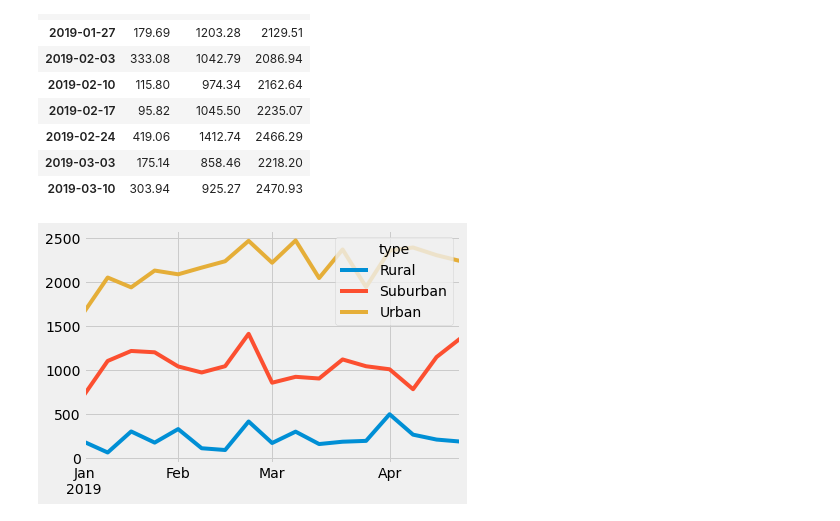
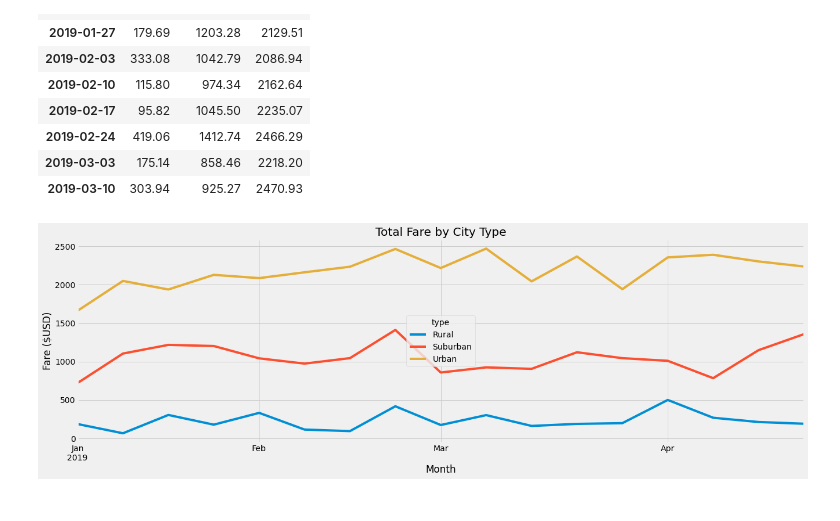
Before and after one commit to jmmadson/PyBer_Analysis, a Jupyter notebook: PyBer_Challenge.ipynb, the cells around one changed output. Cells and saved outputs as stored; diff of their text form; code cells hidden in the pictures.

```diff
--- a/PyBer_Challenge.ipynb
+++ b/PyBer_Challenge.ipynb
@@ -199,19 +199,20 @@ city_date_fare_week_df.index.name = None
 # %%
 # 8. Using the object-oriented interface method, plot the resample DataFrame using the df.plot() function.
 
 # Import the style from Matplotlib.
 from matplotlib import style
 # Use the graph style fivethirtyeight.
 style.use('fivethirtyeight')
 
 # Create the plot with ax.plt()
-x_labels = "Month"
+ax = city_date_fare_week_df.plot(kind='line', figsize=(20,6))
+
 ax.set_title("Total Fare by City Type")
 ax.set_ylabel("Fare ($USD)")
+ax.set_xlabel("Month")
 
 
-city_date_fare_week_df.plot(kind='line')
-
+plt.savefig("/Users/jennifermadson/Desktop/Data-Analytics-BootCamp/School-Projects/PyBer_Analysis/Resources/PyBer_fare_summary.png")
 plt.show()
 # %% [output]
-[figure, old version]
+[figure, new version]
```
Also changed, not shown: 1 other file.
